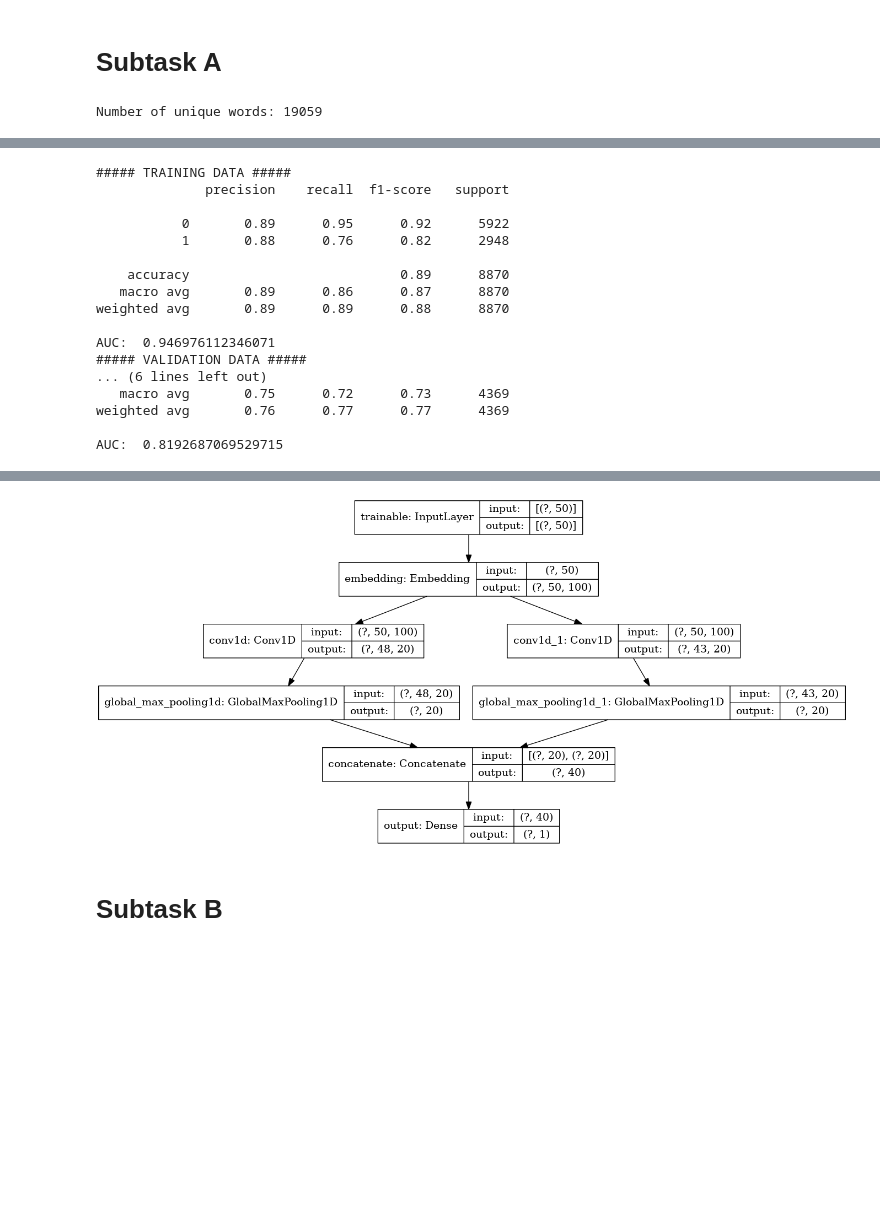
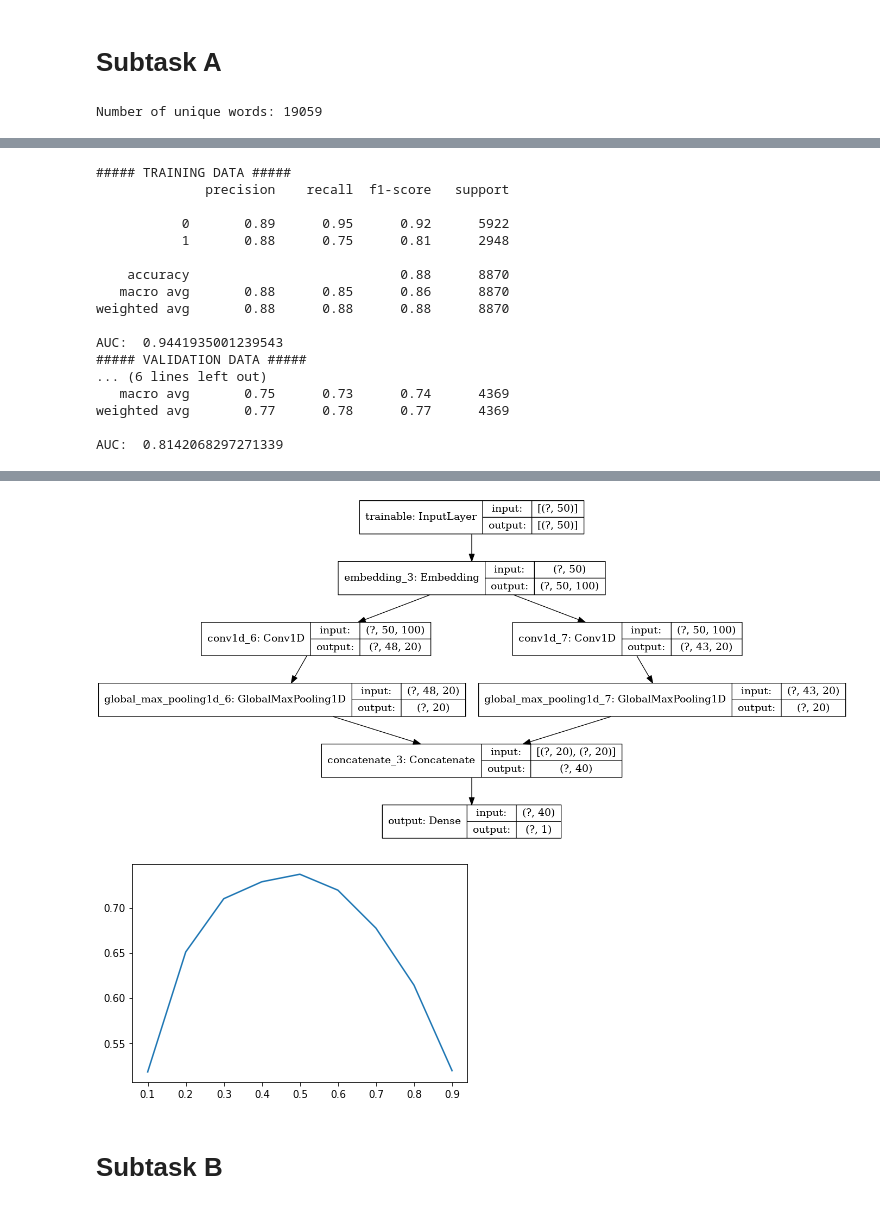
Before and after one commit to arunavsk/OffenseEval2019, a Jupyter notebook: notebooks/CNNv1.ipynb, the cells around one changed output, grey strips where cells are left out. Cells and saved outputs as stored; diff of their text form; code cells hidden in the pictures; blank space fills up the shorter version.

```diff
--- a/notebooks/CNNv1.ipynb
+++ b/notebooks/CNNv1.ipynb
@@ -80,7 +80,7 @@ def get_embedding_matrix(word_index, num_words, embedding_dim):
 # %% [markdown]
 # Architecture
 # %%
-def architecture(text, nclasses):
+def architecture(text, nclasses, lr):
     corpus=create_corpus(text)
 
     tokenizer_obj = Tokenizer()
@@ -121,7 +121,7 @@ def architecture(text, nclasses):
         outputs = Dense(1, activation='sigmoid', name = "output")(out)
 
     model = Model(inputs=inputs1, outputs=outputs)
-    optimizer=Adam(learning_rate=1e-4)
+    optimizer=Adam(learning_rate=lr)
 
     if nclasses > 2:
         model.compile(loss='categorical_crossentropy',optimizer=optimizer,metrics=['accuracy'])
@@ -138,7 +138,7 @@ def architecture(text, nclasses):
 # train=tweet_pad[:tweet.shape[0]]
 # test=tweet_pad[tweet.shape[0]:]
 
-def train_validate(X, y, model):
+def train_validate(X, y, model, threshold_plot = False, batch_size = 512):
     le = LabelEncoder()
     y = le.fit_transform(y)
     if len(le.classes_) > 2:
@@ -153,7 +153,7 @@ def train_validate(X, y, model):
     callback = EarlyStopping(monitor='val_loss', patience=10, min_delta = 0.005 )
 
     history=model.fit(X_train,y_train,
-                      batch_size=512,
+                      batch_size=batch_size,
                       epochs=200,
                       validation_data=(X_valid,y_valid),
                       shuffle = True,
@@ -188,11 +188,21 @@ def train_validate(X, y, model):
     except:
         print('AUC: ',  roc_auc_score(y_valid, proba_valid, multi_class ='ovr'))
 
+    if threshold_plot:
+        thresholds  = []
+        scores = []
+        for th in range(1,10):
+            thresholds.append(th/10)
+
+            scores.append(f1_score(y_valid, proba_valid > (th/10), average = 'macro'))
+
+        plt.plot(thresholds, scores)
+
     return model
 # %% [markdown]
 # Test
 # %%
-def test(X, y, X_test, y_test, tokenizer_obj, model):
+def test(X, y, X_test, y_test, tokenizer_obj, model, threshold = 0.5):
     le = LabelEncoder()
     y = le.fit_transform(y)
     y_test = le.transform(y_test)
@@ -223,7 +233,7 @@ def test(X, y, X_test, y_test, tokenizer_obj, model):
         preds_test = (proba_test == np.max(proba_test, axis =1).reshape(-1,1)).astype('int')
 
     else:
-        preds_test = np.round(proba_test)
+        preds_test = (proba_test > threshold).astype('int')
 
     print('##### TEST DATA #####')
     print(classification_report(y_test, preds_test))
@@ -257,9 +267,10 @@ MAX_LEN=50
 filter_sizes = (3, 8)
 num_filters = 20
 embedding_dim = 100
+lr = 1e-4
 
-tweet_pada, modela, tokenizer_obj = architecture(olid_traina['tweet_cleaned'], 2)
-modela = train_validate(tweet_pada, olid_traina['subtask_a'], modela)
+tweet_pada, modela, tokenizer_obj = architecture(olid_traina['tweet_cleaned'], 2,lr)
+modela = train_validate(tweet_pada, olid_traina['subtask_a'], modela, True, 512)
 test(tweet_pada, olid_traina['subtask_a'], olid_testa['tweet_cleaned'], olid_testa['subtask_a'], tokenizer_obj, modela)
 
 
@@ -287,17 +298,17 @@ Epoch 76/200
               precision    recall  f1-score   support
 
            0       0.89      0.95      0.92      5922
-           1       0.88      0.76      0.82      2948
+           1       0.88      0.75      0.81      2948
 
-    accuracy                           0.89      8870
-   macro avg       0.89      0.86      0.87      8870
-weighted avg       0.89      0.89      0.88      8870
+    accuracy                           0.88      8870
+   macro avg       0.88      0.85      0.86      8870
+weighted avg       0.88      0.88      0.88      8870
 
-AUC:  0.946976112346071
+AUC:  0.9441935001239543
 ##### VALIDATION DATA #####
 ... (6 lines left out)
-   macro avg       0.75      0.72      0.73      4369
-weighted avg       0.76      0.77      0.77      4369
+   macro avg       0.75      0.73      0.74      4369
+weighted avg       0.77      0.78      0.77      4369
 
-AUC:  0.8192687069529715
+AUC:  0.8142068297271339
 Epoch 1/100
@@ -320,4 +331,5 @@ AUC:  0.8471089122240173
-[figure, old version]
+[figure, new version]
+[figure, added]
 # %% [markdown]
 # Subtask B
 # %%
```
Also changed, not shown: parts of 3 cells of this notebook, 14 other files.
